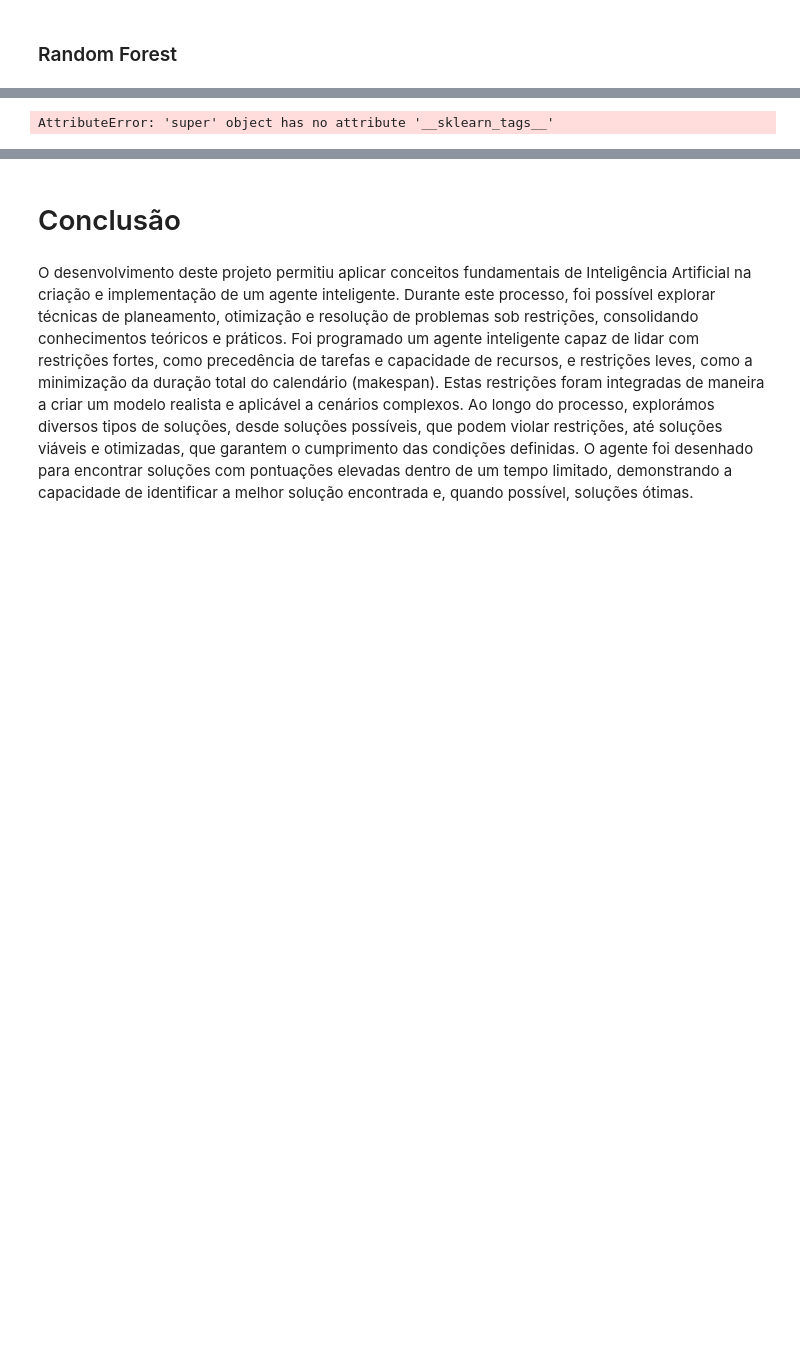
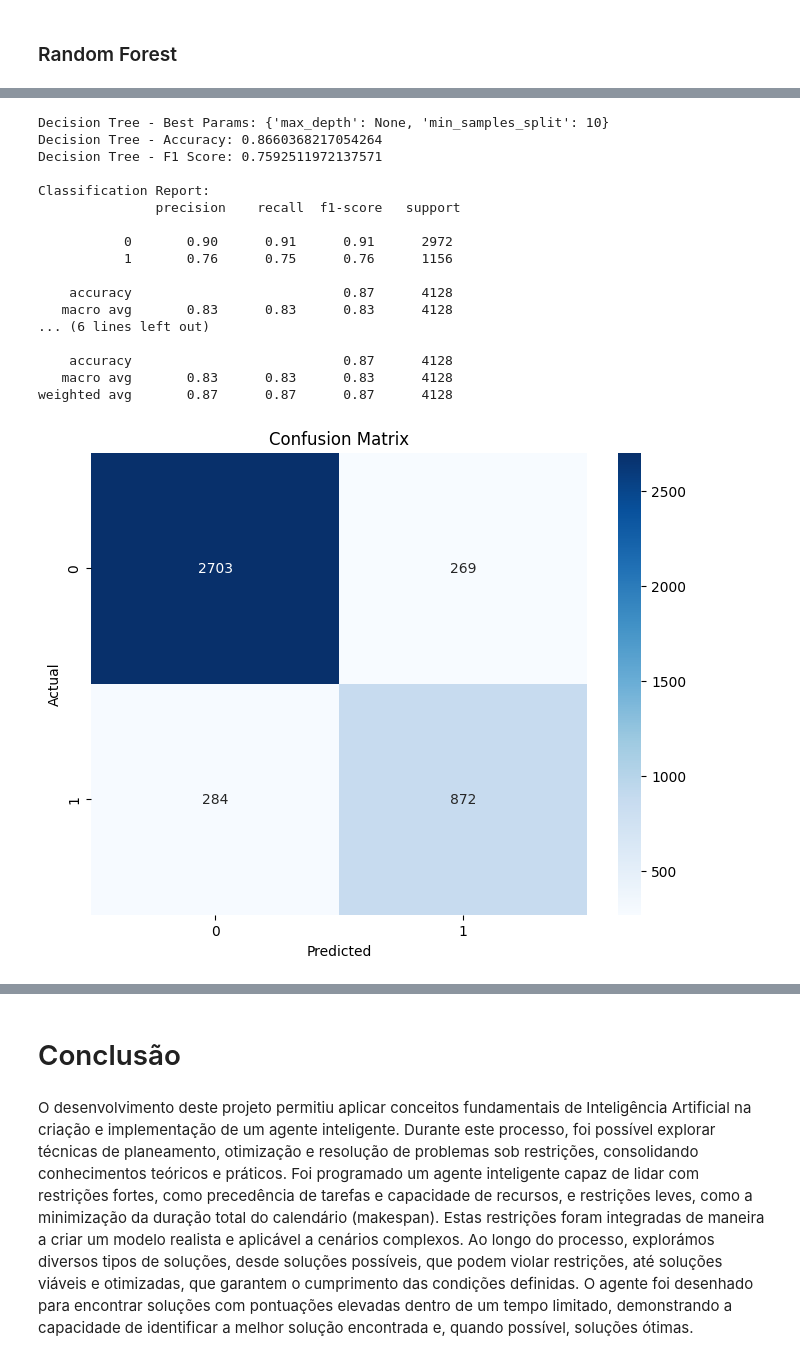
Before and after one commit to a12747/IA24_G11_2, a Jupyter notebook: notebooks/TP-IA-2.ipynb, the cells around one changed output, grey strips where cells are left out. Drawn from its saved outputs; the diff is of its cells as text; code cells hidden in the pictures; blank space fills up the shorter version.

```diff
--- a/notebooks/TP-IA-2.ipynb
+++ b/notebooks/TP-IA-2.ipynb
@@ -246,25 +279,68 @@ ValueError: At least one label specified must be in y_true
 # %%
-xgb_model = XGBClassifierWithTags(random_state=42,
-                                  use_label_encoder=False,
-                                  eval_metric='logloss')
-
-param_grid_xgb = {
-    'n_estimators': [50, 100],
-    'max_depth': [3, 6],
-    'learning_rate': [0.01, 0.1]
+# Example parameter grid for DecisionTreeClassifier
+param_grid_dtc = {
+    'max_depth': [3, 6, None],
+    'min_samples_split': [2, 5, 10]
 }
 
-grid_xgb = GridSearchCV(xgb_model, param_grid_xgb, cv=3, scoring='f1', n_jobs=-1)
-grid_xgb.fit(X_train_scaled, y_train)
+# Initialize a basic DecisionTreeClassifier (we'll tune it via GridSearch)
+dtc = DecisionTreeClassifier(random_state=42)
 
-best_xgb = grid_xgb.best_estimator_
-y_pred_xgb = best_xgb.predict(X_test_scaled)
+# Set up GridSearchCV
+grid_dtc = GridSearchCV(
+    dtc,
+    param_grid_dtc,
+    cv=3,               # 3-fold cross-validation
+    scoring='f1',       # or 'accuracy', 'precision', etc.
+    n_jobs=-1           # use all CPU cores
+)
 
-acc_xgb = accuracy_score(y_test, y_pred_xgb)
-f1_xgb  = f1_score(y_test, y_pred_xgb)
+# Fit on training data (scaled or unscaled, depending on your workflow)
+grid_dtc.fit(X_train_scaled, y_train)
 
-print("XGB - Best Params:", grid_xgb.best_params_)
-print("XGB - Accuracy:", acc_xgb)
-print("XGB - F1 Score:", f1_xgb)
+# Retrieve the best model from the grid search
+best_dtc = grid_dtc.best_estimator_
+
+# Predict on the test set
+y_pred_dtc = best_dtc.predict(X_test_scaled)
+
+# Evaluate performance
+acc_dtc = accuracy_score(y_test, y_pred_dtc)
+f1_dtc  = f1_score(y_test, y_pred_dtc)
+
+print("Decision Tree - Best Params:", grid_dtc.best_params_)
+print("Decision Tree - Accuracy:", acc_dtc)
+print("Decision Tree - F1 Score:", f1_dtc)
+print("\nClassification Report:\n", classification_report(y_test, y_pred_dtc))
+
+# Classification Report
+print(classification_report(y_test,y_pred_dtc))
+
+# Confusion Matrix
+cm = confusion_matrix(y_test, y_pred_dtc)
+plt.figure(figsize=(8, 6))
+sns.heatmap(cm, annot=True, fmt='d', cmap='Blues',
+            xticklabels=np.unique(y), yticklabels=np.unique(y))
+plt.xlabel('Predicted')
+plt.ylabel('Actual')
+plt.title('Confusion Matrix')
+plt.show()
 # %% [output]
-AttributeError: 'super' object has no attribute '__sklearn_tags__'
+Decision Tree - Best Params: {'max_depth': None, 'min_samples_split': 10}
+Decision Tree - Accuracy: 0.8660368217054264
+Decision Tree - F1 Score: 0.7592511972137571
+
+Classification Report:
+               precision    recall  f1-score   support
+
+           0       0.90      0.91      0.91      2972
+           1       0.76      0.75      0.76      1156
+
+    accuracy                           0.87      4128
+   macro avg       0.83      0.83      0.83      4128
+... (6 lines left out)
+
+    accuracy                           0.87      4128
+   macro avg       0.83      0.83      0.83      4128
+weighted avg       0.87      0.87      0.87      4128
+[figure, added]
```
Also changed, not shown: parts of 32 cells of this notebook.
